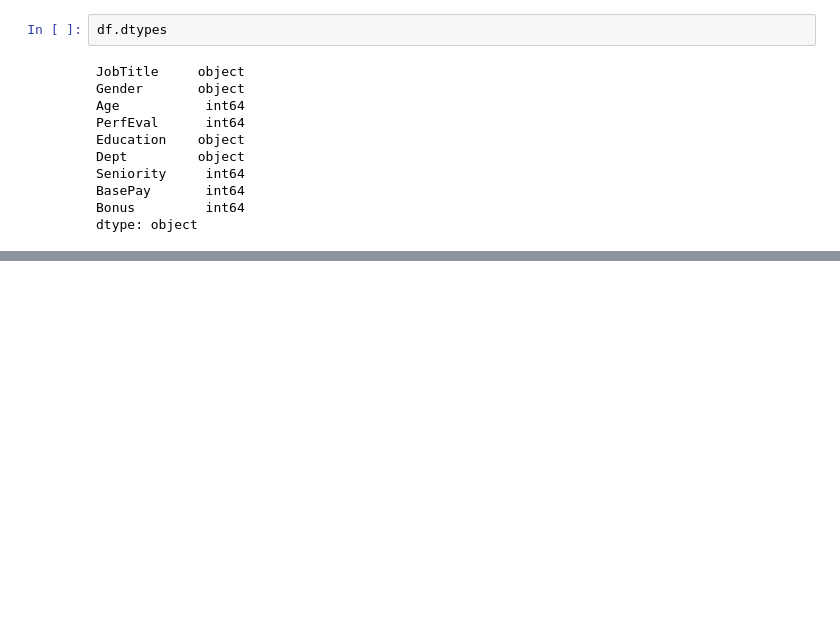
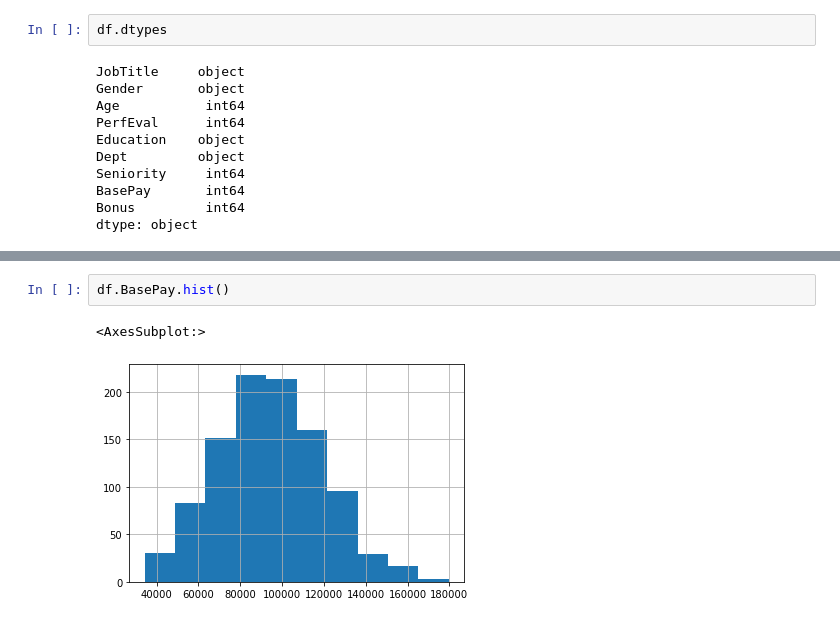
Before and after one commit to rajeski/Pay_Gap, a Jupyter notebook: Notebook.ipynb, the cells around one changed output, grey strips where cells are left out. Drawn from its saved outputs; the diff is of its cells as text; blank space fills up the shorter version.

Commit message:
Project Updates
Continued working on creating the Jupyter Notebook and the related data visualizations.

```diff
--- a/Notebook.ipynb
+++ b/Notebook.ipynb
@@ -131,0 +132,5 @@ df.Seniority.hist()
+# %%
+df.BasePay.hist()
+# %% [output]
+<AxesSubplot:>
+[figure, added]
```
Also changed, not shown: parts of 17 cells of this notebook.
